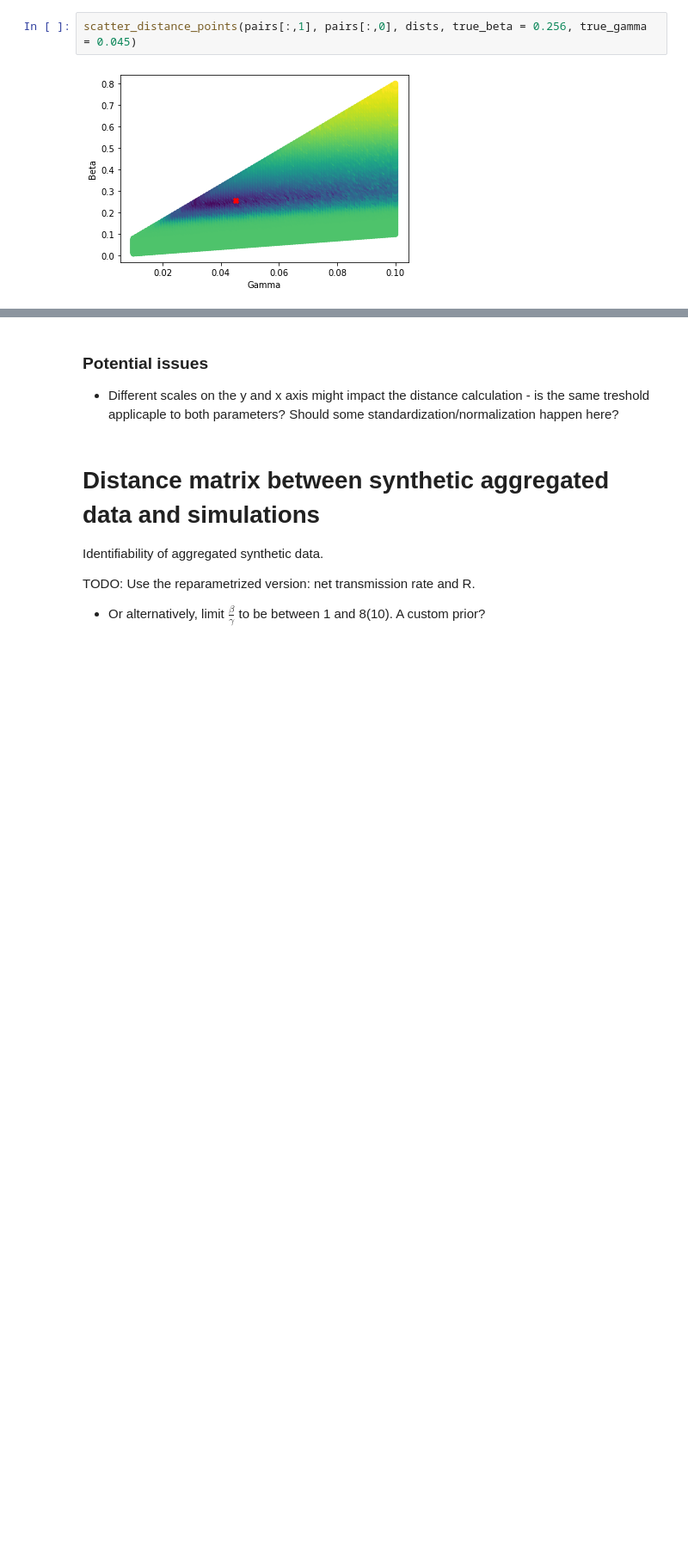
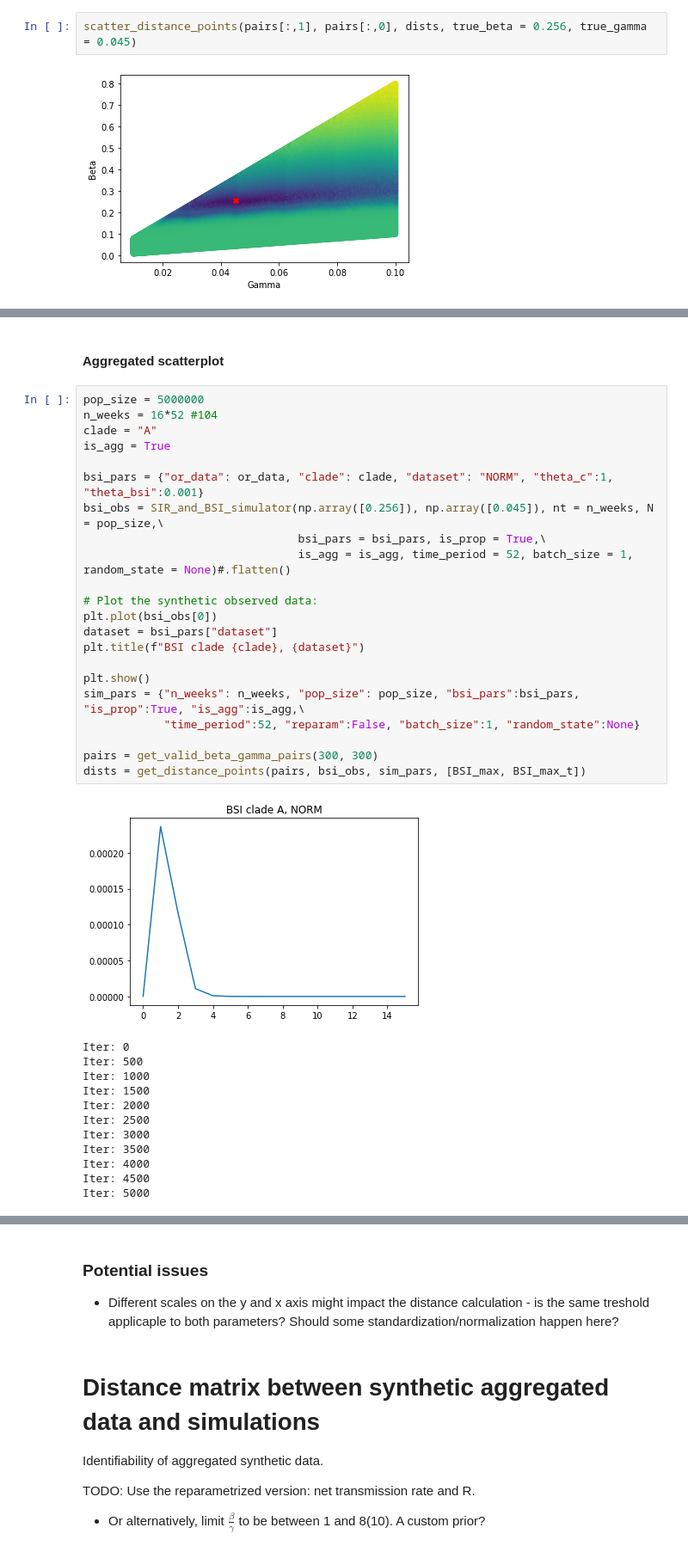
Before and after one commit to fanoja/Ecoli-R0, a Jupyter notebook: SIR simulation grid.ipynb, the cells around one changed output, grey strips where cells are left out. Shown at 86% size. Saved outputs shown, nothing was run; the diff lists cells and outputs as text; blank space fills up the shorter version.

```diff
--- a/SIR simulation grid.ipynb
+++ b/SIR simulation grid.ipynb
@@ -752,0 +710,37 @@ scatter_distance_points(pairs[:,1], pairs[:,0], dists, true_beta = 0.256, true_g
+# %% [markdown]
+#### Aggregated scatterplot
+# %%
+pop_size = 5000000
+n_weeks = 16*52 #104
+clade = "A"
+is_agg = True
+
+bsi_pars = {"or_data": or_data, "clade": clade, "dataset": "NORM", "theta_c":1, "theta_bsi":0.001}
+bsi_obs = SIR_and_BSI_simulator(np.array([0.256]), np.array([0.045]), nt = n_weeks, N = pop_size,\
+                                bsi_pars = bsi_pars, is_prop = True,\
+                                is_agg = is_agg, time_period = 52, batch_size = 1, random_state = None)#.flatten()
+
+# Plot the synthetic observed data:
+plt.plot(bsi_obs[0])
+dataset = bsi_pars["dataset"]
+plt.title(f"BSI clade {clade}, {dataset}")
+
+plt.show()
+sim_pars = {"n_weeks": n_weeks, "pop_size": pop_size, "bsi_pars":bsi_pars, "is_prop":True, "is_agg":is_agg,\
+            "time_period":52, "reparam":False, "batch_size":1, "random_state":None}
+
+pairs = get_valid_beta_gamma_pairs(300, 300)
+dists = get_distance_points(pairs, bsi_obs, sim_pars, [BSI_max, BSI_max_t])
+# %% [output]
+[figure, added]
+Iter: 0
+Iter: 500
+Iter: 1000
+Iter: 1500
+Iter: 2000
+Iter: 2500
+Iter: 3000
+Iter: 3500
+Iter: 4000
+Iter: 4500
+Iter: 5000
```
Also changed, not shown: parts of 11 cells of this notebook.
